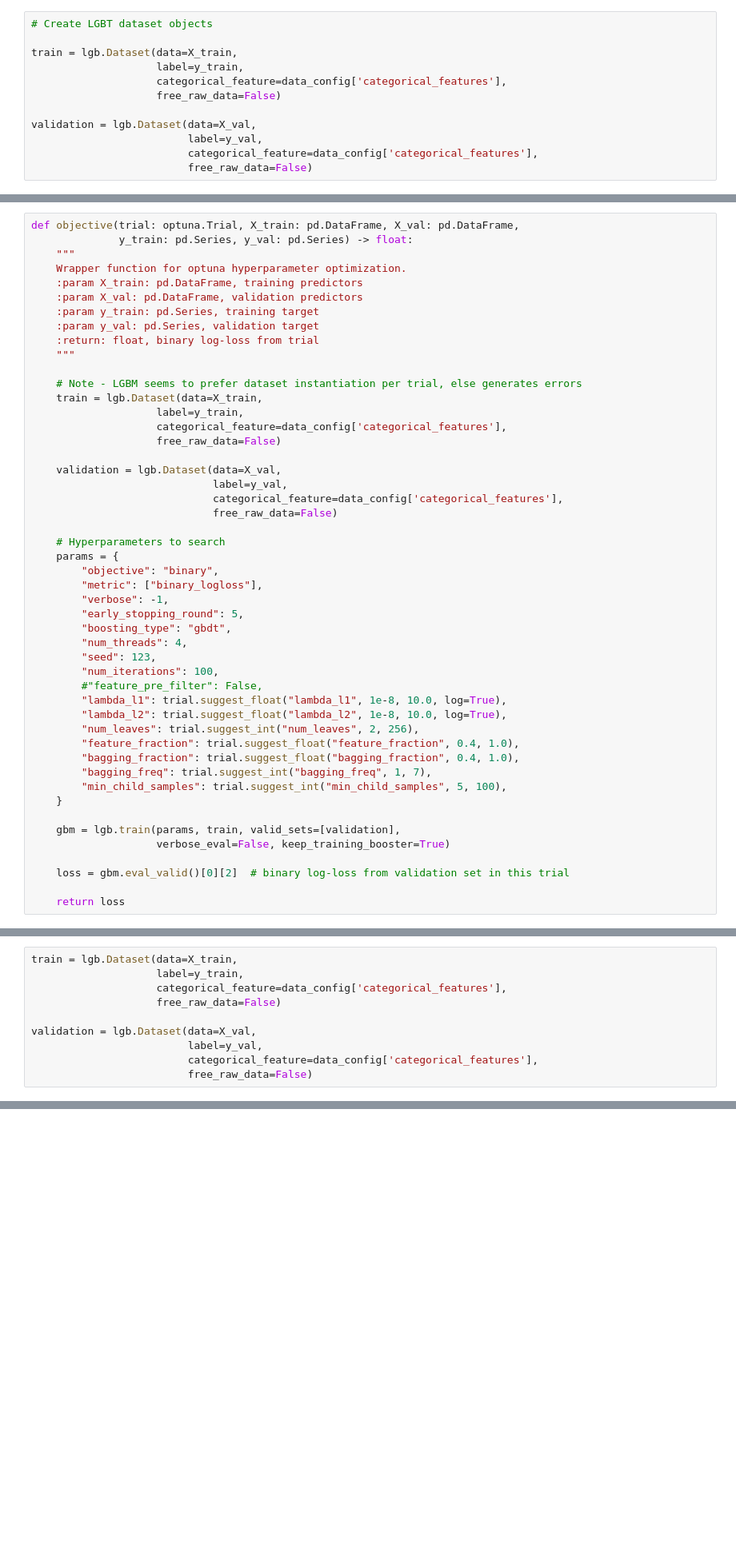
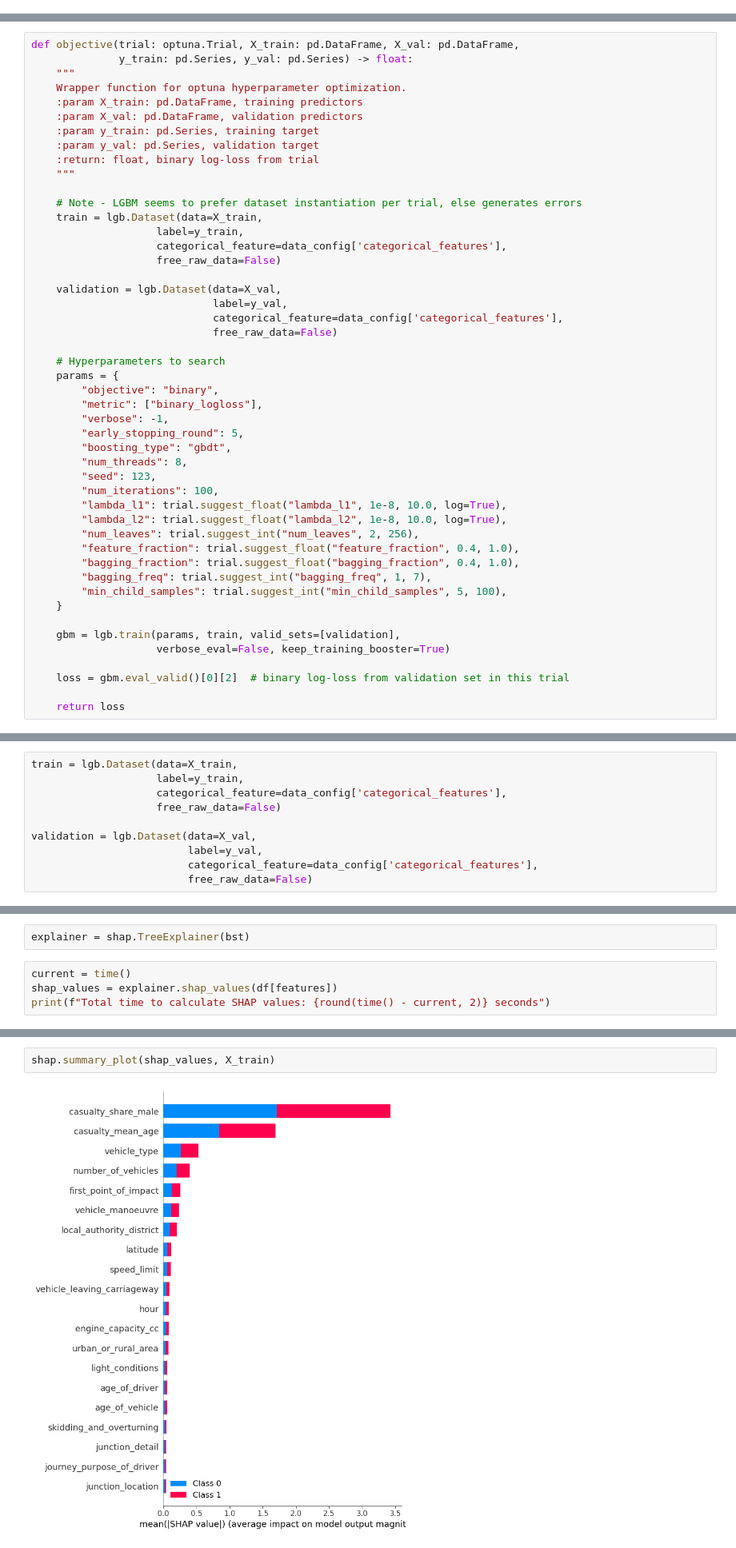
Before and after one commit to kingjosephm/gb_vehicle_injuries, a Jupyter notebook: analysis.ipynb, the cells around one changed output, grey strips where cells are left out. Shown: that part at 80% size. Saved outputs shown, nothing was run; the diff lists cells and outputs as text; blank space fills up the shorter version.

Commit message:
initial SHAP value exploration

```diff
--- a/analysis.ipynb
+++ b/analysis.ipynb
@@ -220,15 +215,3 @@ print(y_test.mean())
-# %%
-# Create LGBT dataset objects
-
-train = lgb.Dataset(data=X_train,
-                    label=y_train,
-                    categorical_feature=data_config['categorical_features'],
-                    free_raw_data=False)
-
-validation = lgb.Dataset(data=X_val,
-                         label=y_val,
-                         categorical_feature=data_config['categorical_features'],
-                         free_raw_data=False)
 # %% [markdown]
 ### 2.3 Model hyperoptimization using `Optuna`
 
@@ -267,10 +252,9 @@ def objective(trial: optuna.Trial, X_train: pd.DataFrame, X_val: pd.DataFrame,
         "verbose": -1,
         "early_stopping_round": 5,
         "boosting_type": "gbdt",
-        "num_threads": 4,
+        "num_threads": 8,
         "seed": 123,
         "num_iterations": 100,
-        #"feature_pre_filter": False,
         "lambda_l1": trial.suggest_float("lambda_l1", 1e-8, 10.0, log=True),
         "lambda_l2": trial.suggest_float("lambda_l2", 1e-8, 10.0, log=True),
         "num_leaves": trial.suggest_int("num_leaves", 2, 256),
@@ -376,0 +369,6 @@ plt.show()
+# %%
+explainer = shap.TreeExplainer(bst)
+# %%
+current = time()
+shap_values = explainer.shap_values(df[features])
+print(f"Total time to calculate SHAP values: {round(time() - current, 2)} seconds")
@@ -376,0 +412,4 @@ plt.show()
+# %%
+shap.summary_plot(shap_values, X_train)
+# %% [output]
+[figure, added]
```
Also changed, not shown: parts of 17 cells of this notebook.
